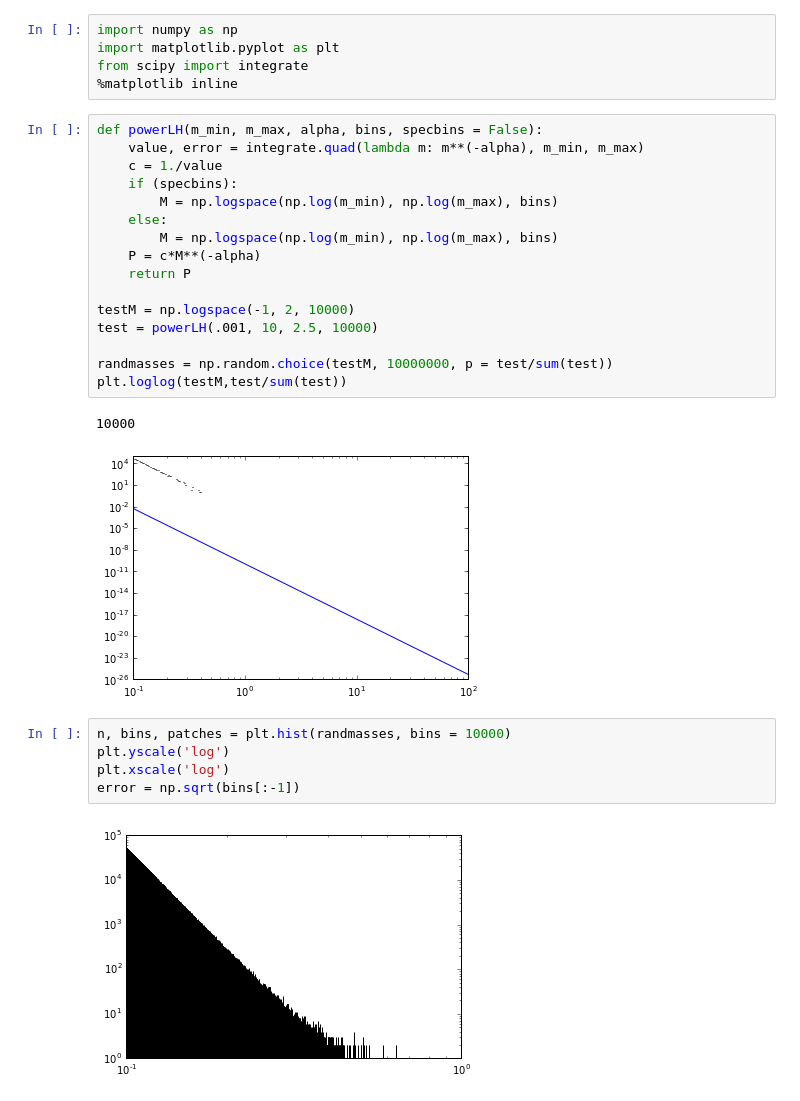
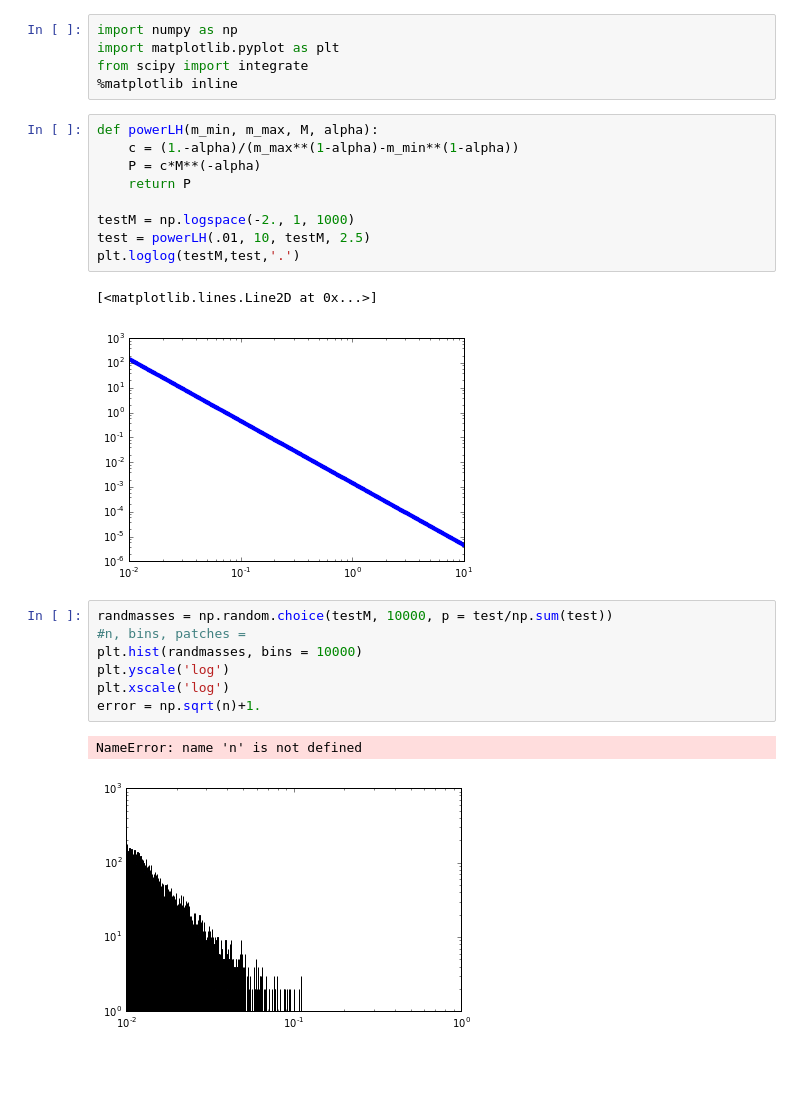
Before and after one commit to MaxGenecov/StellarPopulations, a Jupyter notebook: Homework2Problem2.ipynb, the cells around one changed output. Drawn from its saved outputs; the diff is of its cells as text; blank space fills up the shorter version.

```diff
--- a/Homework2Problem2.ipynb
+++ b/Homework2Problem2.ipynb
@@ -4,28 +4,24 @@ import matplotlib.pyplot as plt
 from scipy import integrate
 %matplotlib inline
 # %%
-def powerLH(m_min, m_max, alpha, bins, specbins = False):
-    value, error = integrate.quad(lambda m: m**(-alpha), m_min, m_max)
-    c = 1./value
-    if (specbins):
-        M = np.logspace(np.log(m_min), np.log(m_max), bins)
-    else:
-        M = np.logspace(np.log(m_min), np.log(m_max), bins)
+def powerLH(m_min, m_max, M, alpha):
+    c = (1.-alpha)/(m_max**(1-alpha)-m_min**(1-alpha))
     P = c*M**(-alpha)
     return P
 
-testM = np.logspace(-1, 2, 10000)
-test = powerLH(.001, 10, 2.5, 10000)
-
-randmasses = np.random.choice(testM, 10000000, p = test/sum(test))
-plt.loglog(testM,test/sum(test))
+testM = np.logspace(-2., 1, 1000)
+test = powerLH(.01, 10, testM, 2.5)
+plt.loglog(testM,test,'.')
 # %% [output]
-10000
+[<matplotlib.lines.Line2D at 0x...>]
-[figure, old version]
+[figure, new version]
 # %%
-n, bins, patches = plt.hist(randmasses, bins = 10000)
+randmasses = np.random.choice(testM, 10000, p = test/np.sum(test))
+#n, bins, patches =
+plt.hist(randmasses, bins = 10000)
 plt.yscale('log')
 plt.xscale('log')
-error = np.sqrt(bins[:-1])
+error = np.sqrt(n)+1.
 # %% [output]
+NameError: name 'n' is not defined
-[figure, old version]
+[figure, new version]
```
Also changed, not shown: parts of 6 cells of this notebook, 4 other files.
